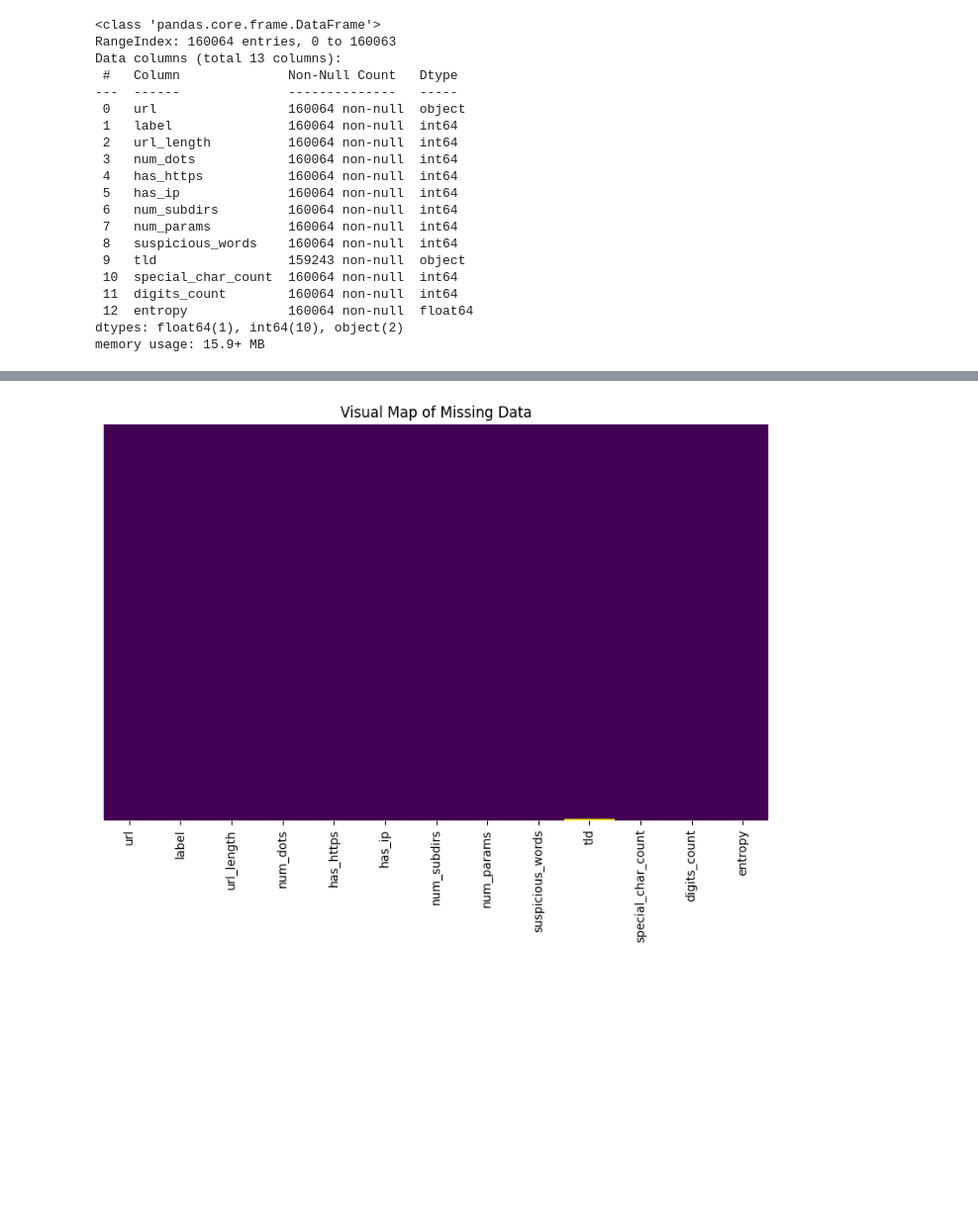
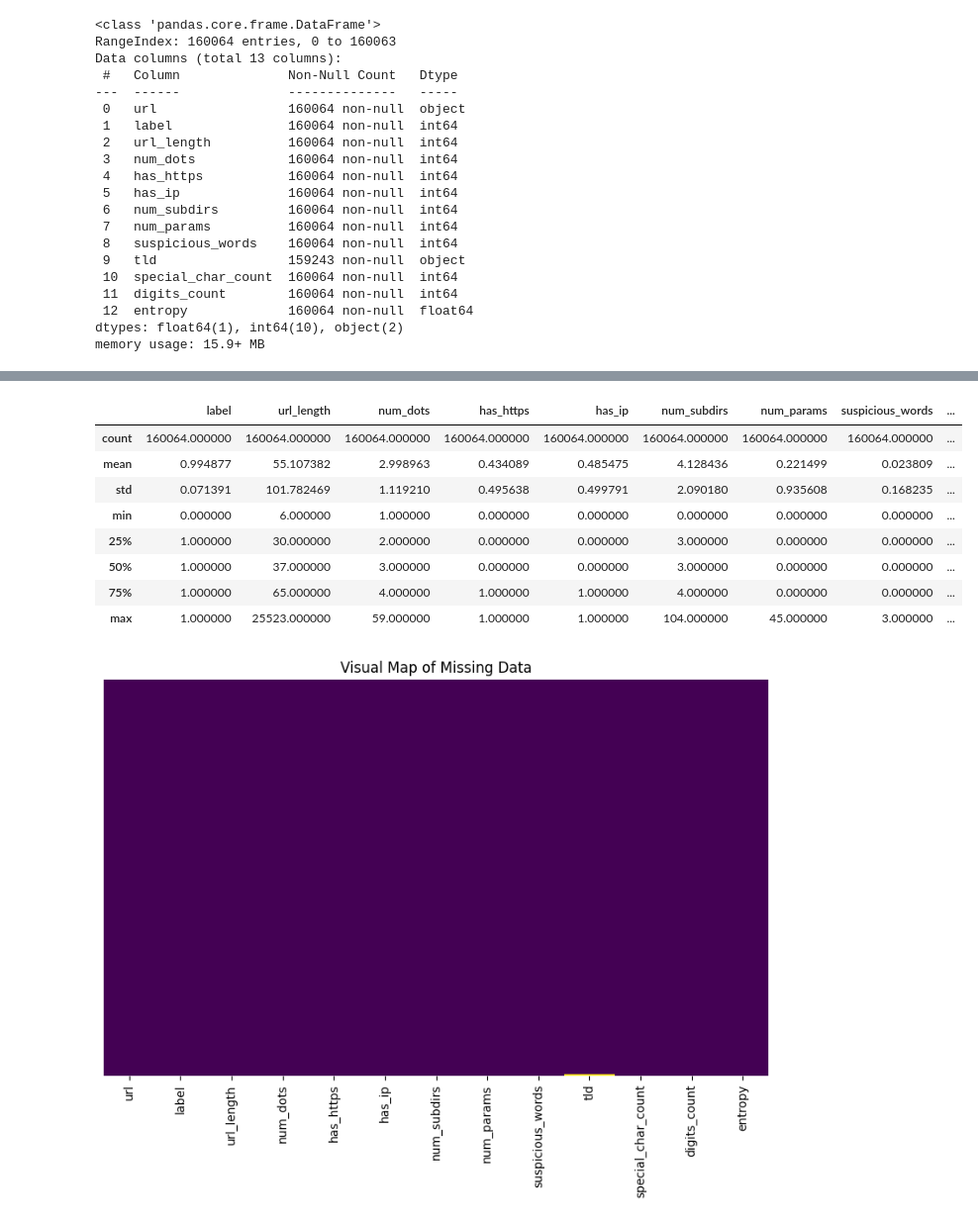
Before and after one commit to YoursTruly-02/Robust-Phishing-and-Homoglyph-Detection-Engine, a Jupyter notebook: Robust_Phishing_and_Homoglyph_Detection_Engine.ipynb, the cells around one changed output, grey strips where cells are left out. Shown at 99% size. Drawn from its saved outputs; the diff is of its cells as text; code cells hidden in the pictures; blank space fills up the shorter version.

```diff
--- a/Robust_Phishing_and_Homoglyph_Detection_Engine.ipynb
+++ b/Robust_Phishing_and_Homoglyph_Detection_Engine.ipynb
@@ -106,3 +92,15 @@ Passing `palette` without assigning `hue` is deprecated and will be removed in v
+# %%
+df.describe()
+# %% [output]
+|  | label | url_length | num_dots | has_https | has_ip | num_subdirs | num_params | suspicious_words | ... |
+| count | 160064.000000 | 160064.000000 | 160064.000000 | 160064.000000 | 160064.000000 | 160064.000000 | 160064.000000 | 160064.000000 | ... |
+| mean | 0.994877 | 55.107382 | 2.998963 | 0.434089 | 0.485475 | 4.128436 | 0.221499 | 0.023809 | ... |
+| std | 0.071391 | 101.782469 | 1.119210 | 0.495638 | 0.499791 | 2.090180 | 0.935608 | 0.168235 | ... |
+| min | 0.000000 | 6.000000 | 1.000000 | 0.000000 | 0.000000 | 0.000000 | 0.000000 | 0.000000 | ... |
+| 25% | 1.000000 | 30.000000 | 2.000000 | 0.000000 | 0.000000 | 3.000000 | 0.000000 | 0.000000 | ... |
+| 50% | 1.000000 | 37.000000 | 3.000000 | 0.000000 | 0.000000 | 3.000000 | 0.000000 | 0.000000 | ... |
+| 75% | 1.000000 | 65.000000 | 4.000000 | 1.000000 | 1.000000 | 4.000000 | 0.000000 | 0.000000 | ... |
+| max | 1.000000 | 25523.000000 | 59.000000 | 1.000000 | 1.000000 | 104.000000 | 45.000000 | 3.000000 | ... |
 # %%
 plt.figure(figsize=(10, 6))
 # cbar=False turns off the color legend, yticklabels=False hides row numbers for speed
```
Also changed, not shown: parts of 1 cell of this notebook.
